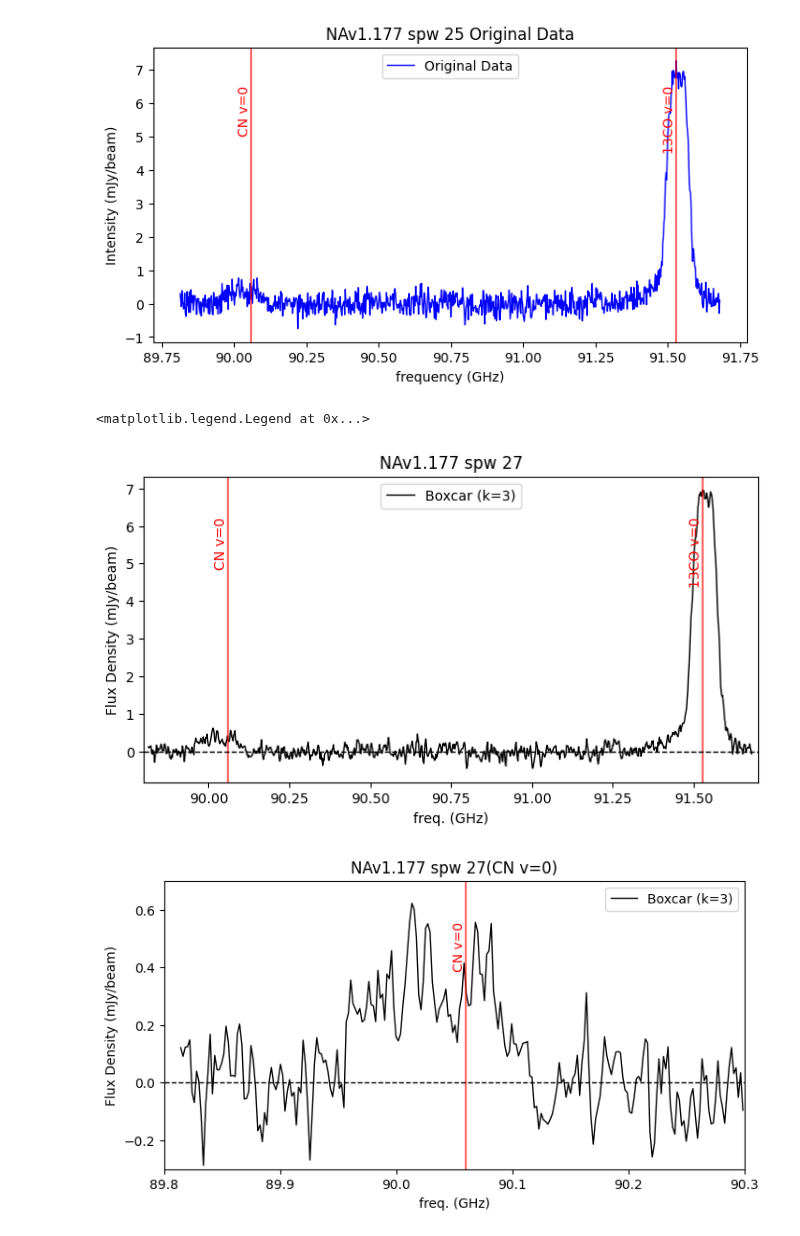
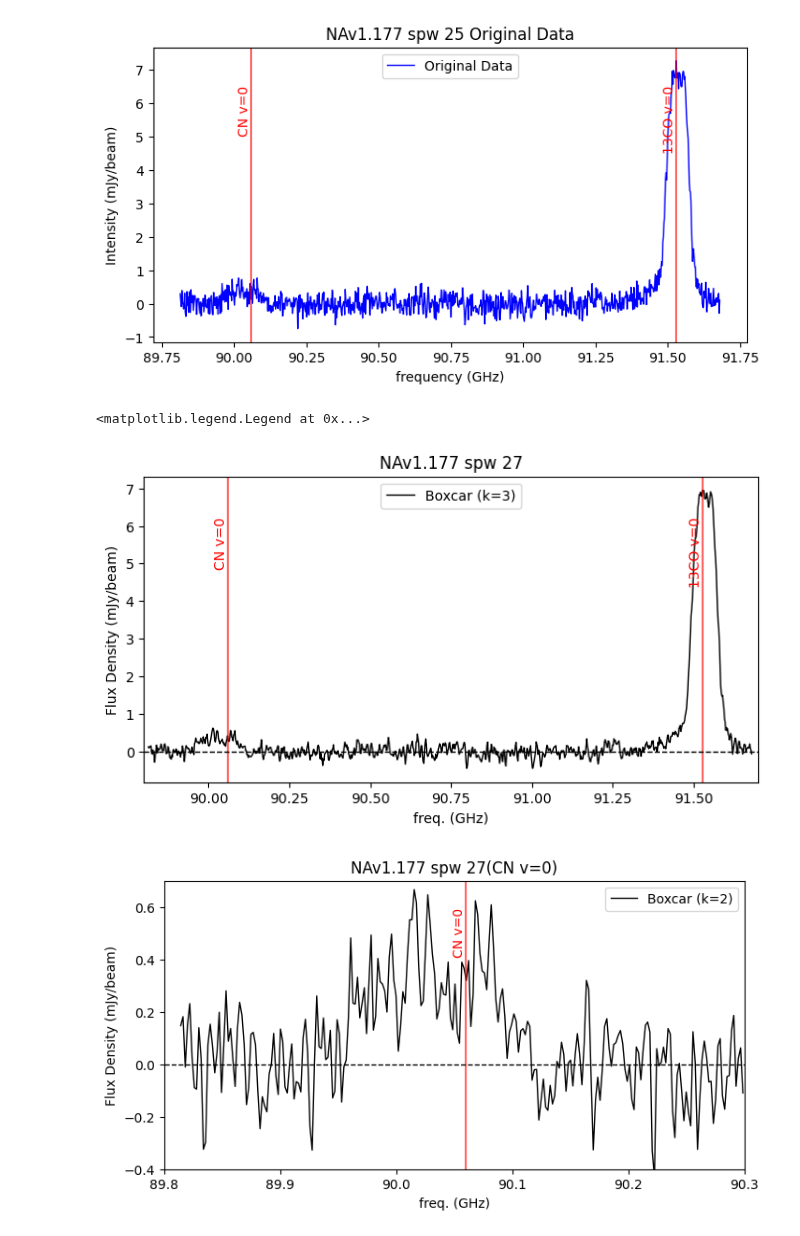
Before and after one commit to 000RF/spectral-line, a Jupyter notebook: NAv1.177/spw 27/spw 27.ipynb, the cells around one changed output. Cells and saved outputs as stored; diff of their text form; code cells hidden in the pictures.

```diff
--- a/NAv1.177/spw 27/spw 27.ipynb
+++ b/NAv1.177/spw 27/spw 27.ipynb
@@ -77,34 +77,38 @@ plt.figure(figsize=(8, 4))
 plt.plot(x, y_boxcar, color="black", linewidth=1, label="Boxcar (k=3)")
 for freq, label in my_lines:
     plt.axvline(freq, color="red", linestyle="-", alpha=0.6)
     plt.text(freq, max(y_boxcar)*0.9, label, rotation=90, color="red", fontsize=10, ha='right', va='top')
 plt.xlabel("freq. (GHz)")
 plt.ylabel("Flux Density (mJy/beam)")
 plt.title("NAv1.177 spw 27")
 plt.xlim(89.80,91.70)
 plt.axhline(0, color="black", linewidth=1, linestyle="--")
 plt.grid(False)
 plt.legend()
 
+y_boxcar1 = boxcar_smooth(y, kernel_size=2)
+
 mask = (x >= 89.80) & (x <= 90.30)
 x_mask = x[mask]
-y_mask = y_boxcar[mask]
+y_mask = y_boxcar1[mask]
+
+
 
 plt.figure(figsize=(8, 4))
-plt.plot(x_mask, y_mask, color="black", linewidth=1, label="Boxcar (k=3)")
+plt.plot(x_mask, y_mask, color="black", linewidth=1, label="Boxcar (k=2)")
 for freq, label in my_lines:
     if freq < 90.25:
         plt.axvline(freq, color="red", linestyle="-", alpha=0.6)
         plt.text(freq, max(y_mask)*0.9, label, rotation=90, color="red", fontsize=10, ha='right', va='top')
 plt.xlabel("freq. (GHz)")
 plt.ylabel("Flux Density (mJy/beam)")
 plt.title("NAv1.177 spw 27(CN v=0)")
 plt.xlim(89.80,90.30)
-plt.ylim(-0.3, 0.7)
+plt.ylim(-0.4, 0.7)
 plt.axhline(0, color="black", linewidth=1, linestyle="--")
 plt.grid(False)
 plt.legend()
 # %% [output]
 <matplotlib.legend.Legend at 0x...>
 [figure]
-[figure, old version]
+[figure, new version]
```
Also changed, not shown: 4 other files.
